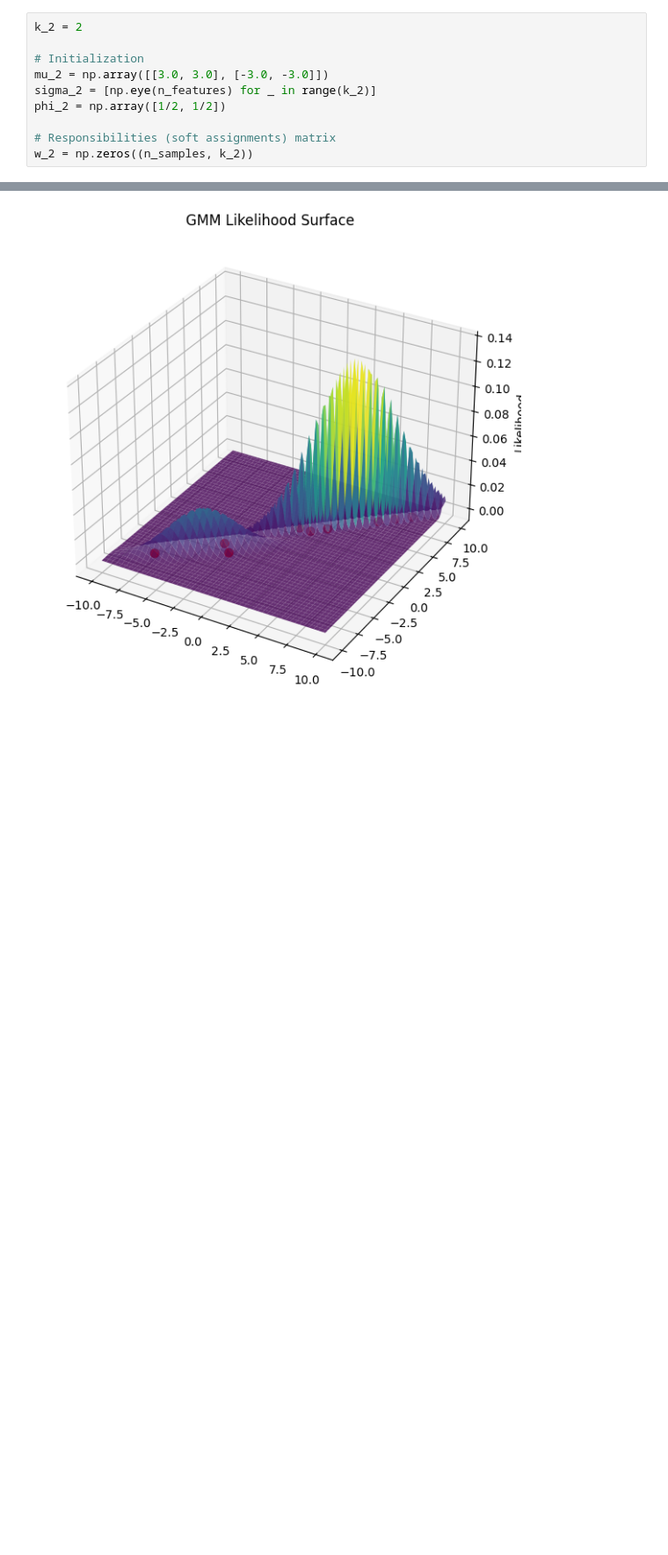
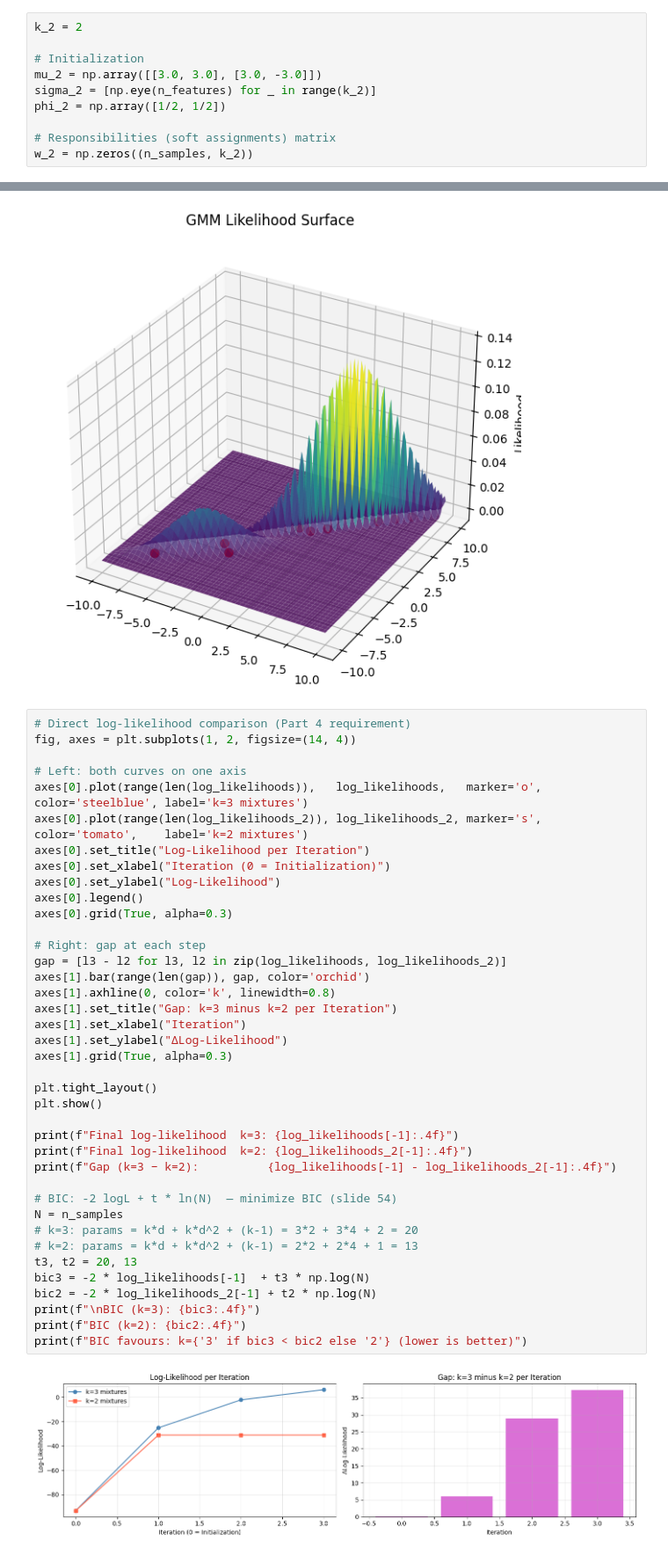
Before and after one commit to PavarisAsawa/PatternRecognition-Dimensionality_Reduction, a Jupyter notebook: Chapter1.ipynb, the cells around one changed output, grey strips where cells are left out. Shown at 88% size. Cells and saved outputs as stored; diff of their text form; blank space fills up the shorter version.

```diff
--- a/Chapter1.ipynb
+++ b/Chapter1.ipynb
@@ -245,7 +350,7 @@ iterations of EM.Write down $w_{n,j}$
 k_2 = 2
 
 # Initialization
-mu_2 = np.array([[3.0, 3.0], [-3.0, -3.0]])
+mu_2 = np.array([[3.0, 3.0], [3.0, -3.0]])
 sigma_2 = [np.eye(n_features) for _ in range(k_2)]
 phi_2 = np.array([1/2, 1/2])
 
@@ -508,3 +687,44 @@ plt.show()
 # %% [output]
 [figure]
 [figure]
+# %%
+# Direct log-likelihood comparison (Part 4 requirement)
+fig, axes = plt.subplots(1, 2, figsize=(14, 4))
+
+# Left: both curves on one axis
+axes[0].plot(range(len(log_likelihoods)),   log_likelihoods,   marker='o', color='steelblue', label='k=3 mixtures')
+axes[0].plot(range(len(log_likelihoods_2)), log_likelihoods_2, marker='s', color='tomato',    label='k=2 mixtures')
+axes[0].set_title("Log-Likelihood per Iteration")
+axes[0].set_xlabel("Iteration (0 = Initialization)")
+axes[0].set_ylabel("Log-Likelihood")
+axes[0].legend()
+axes[0].grid(True, alpha=0.3)
+
+# Right: gap at each step
+gap = [l3 - l2 for l3, l2 in zip(log_likelihoods, log_likelihoods_2)]
+axes[1].bar(range(len(gap)), gap, color='orchid')
+axes[1].axhline(0, color='k', linewidth=0.8)
+axes[1].set_title("Gap: k=3 minus k=2 per Iteration")
+axes[1].set_xlabel("Iteration")
+axes[1].set_ylabel("ΔLog-Likelihood")
+axes[1].grid(True, alpha=0.3)
+
+plt.tight_layout()
+plt.show()
+
+print(f"Final log-likelihood  k=3: {log_likelihoods[-1]:.4f}")
+print(f"Final log-likelihood  k=2: {log_likelihoods_2[-1]:.4f}")
+print(f"Gap (k=3 − k=2):          {log_likelihoods[-1] - log_likelihoods_2[-1]:.4f}")
+
+# BIC: -2 logL + t * ln(N)  — minimize BIC (slide 54)
+N = n_samples
+# k=3: params = k*d + k*d^2 + (k-1) = 3*2 + 3*4 + 2 = 20
+# k=2: params = k*d + k*d^2 + (k-1) = 2*2 + 2*4 + 1 = 13
+t3, t2 = 20, 13
+bic3 = -2 * log_likelihoods[-1]  + t3 * np.log(N)
+bic2 = -2 * log_likelihoods_2[-1] + t2 * np.log(N)
+print(f"\nBIC (k=3): {bic3:.4f}")
+print(f"BIC (k=2): {bic2:.4f}")
+print(f"BIC favours: k={'3' if bic3 < bic2 else '2'} (lower is better)")
+# %% [output]
+[figure, added]
```
Also changed, not shown: parts of 11 cells of this notebook, 2 other files.
